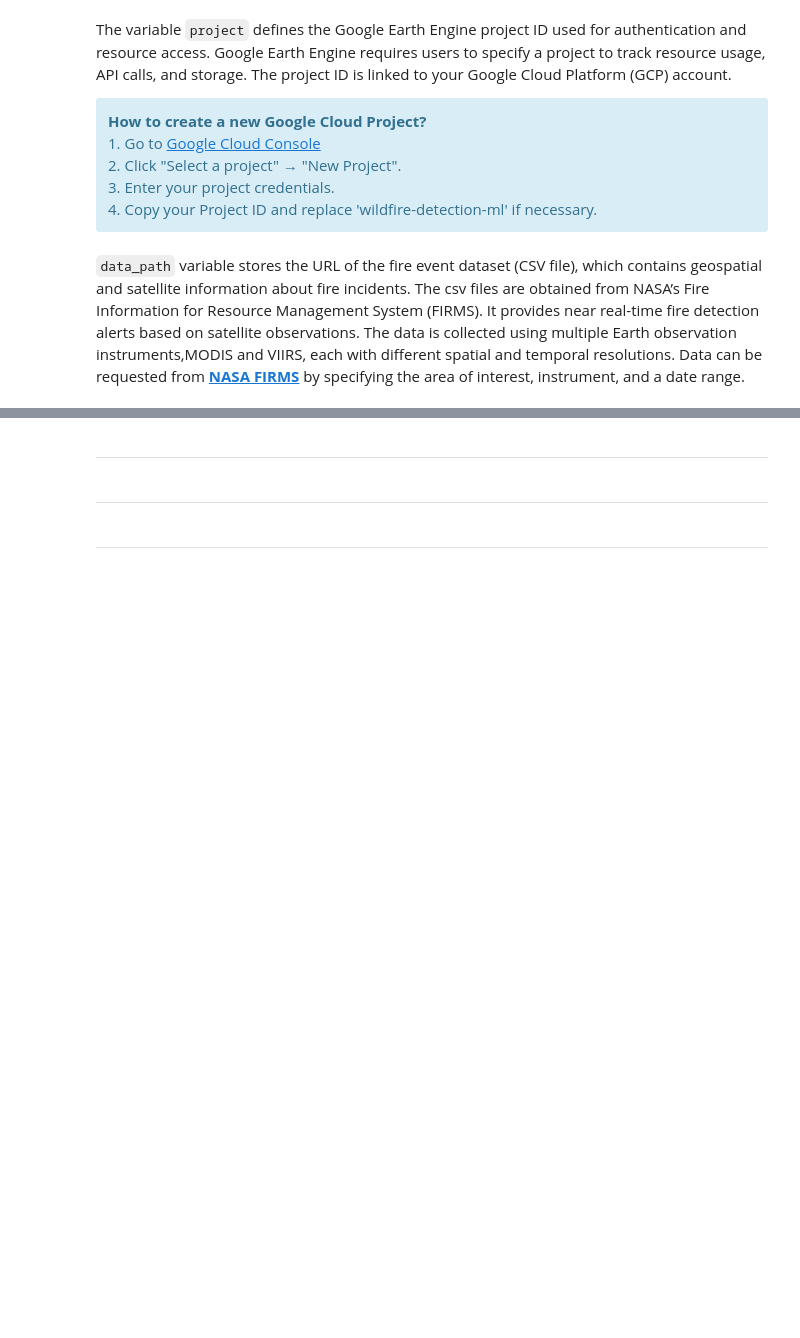
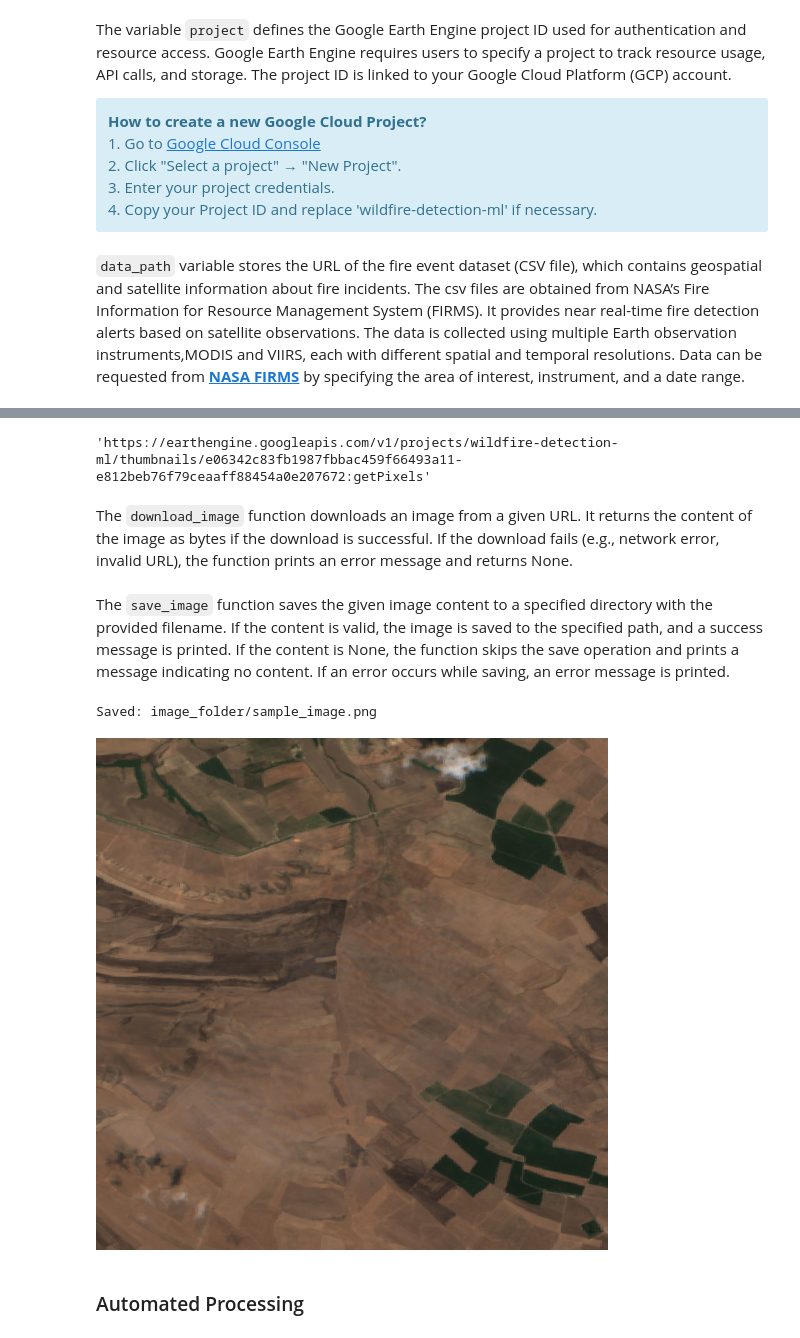
Before and after one commit to gunelaliyevaa/wildfire-detection-using-satellite-imagery, a Jupyter notebook: scripts/image_extraction_script.ipynb, the cells around one changed output, grey strips where cells are left out. Drawn from its saved outputs; the diff is of its cells as text; code cells hidden in the pictures; blank space fills up the shorter version.

```diff
--- a/scripts/image_extraction_script.ipynb
+++ b/scripts/image_extraction_script.ipynb
@@ -60,0 +133,7 @@ ee.Initialize(project=project)
+# %%
+sample_url = dpl.generate_download_url(image, geometry)
+sample_url
+# %% [output]
+'https://earthengine.googleapis.com/v1/projects/wildfire-detection-ml/thumbnails/e06342c83fb1987fbbac459f66493a11-e812beb76f79ceaaff88454a0e207672:getPixels'
+# %% [markdown]
+The `download_image` function downloads an image from a given URL. It returns the content of the image as bytes if the download is successful. If the download fails (e.g., network error, invalid URL), the function prints an error message and returns None.
@@ -61,2 +143,16 @@ ee.Initialize(project=project)
+# %% [markdown]
+The `save_image` function saves the given image content to a specified directory with the provided filename. If the content is valid, the image is saved to the specified path, and a success message is printed. If the content is None, the function skips the save operation and prints a message indicating no content. If an error occurs while saving, an error message is printed.
+# %%
+image = dpl.save_image(image_data, output_folder, "sample_image.png")
+image
+# %% [output]
+Saved: image_folder/sample_image.png
+# %%
+from IPython.display import Image
+
+# Enter path to the image you want to display
+Image(filename="image_folder/sample_image.png")
+# %% [output]
+[figure, added]
 # %% [markdown]
----
+### Automated Processing
@@ -84,2 +158,0 @@ def get_satellite_collection(longitude, latitude, start_date, end_date, buffer=0
-# %% [markdown]
----
@@ -124,2 +158,0 @@ def save_image(image_content, output_dir, filename):
-# %% [markdown]
----
```
Also changed, not shown: parts of 19 cells of this notebook, 7 other files.
